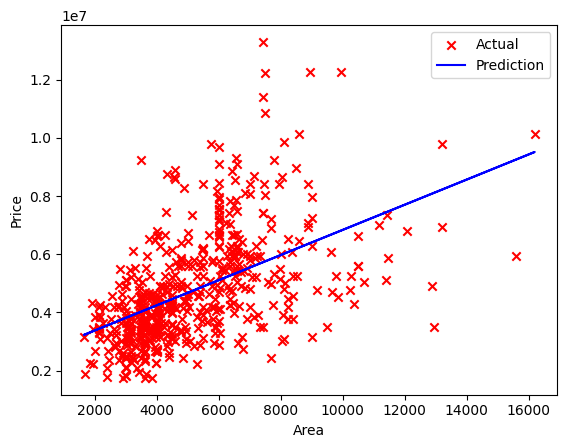
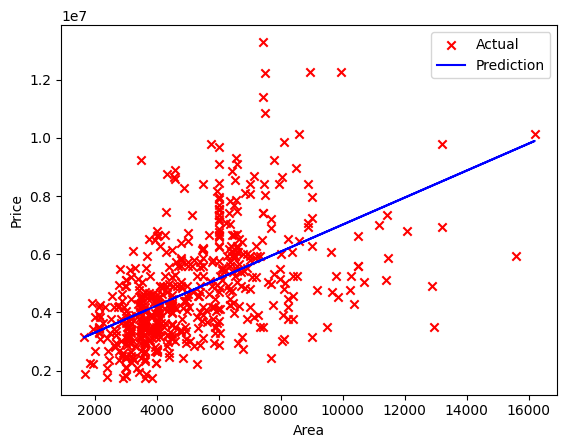
Code edit (unified diff) that turned the first committed figure into the second:
--- before
+++ after
@@ -6,3 +6,4 @@
 plt.ylabel("Price")
 plt.legend()
+plt.savefig("graphs/Area vs Price Regression Line")
 plt.show()

Commit: Changes